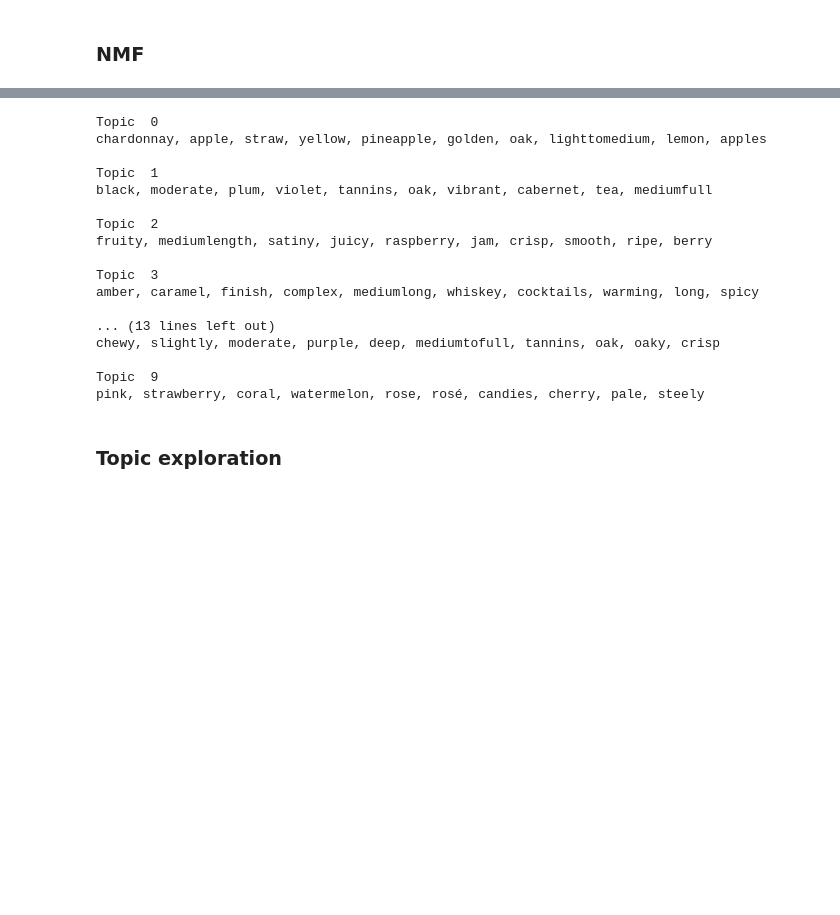
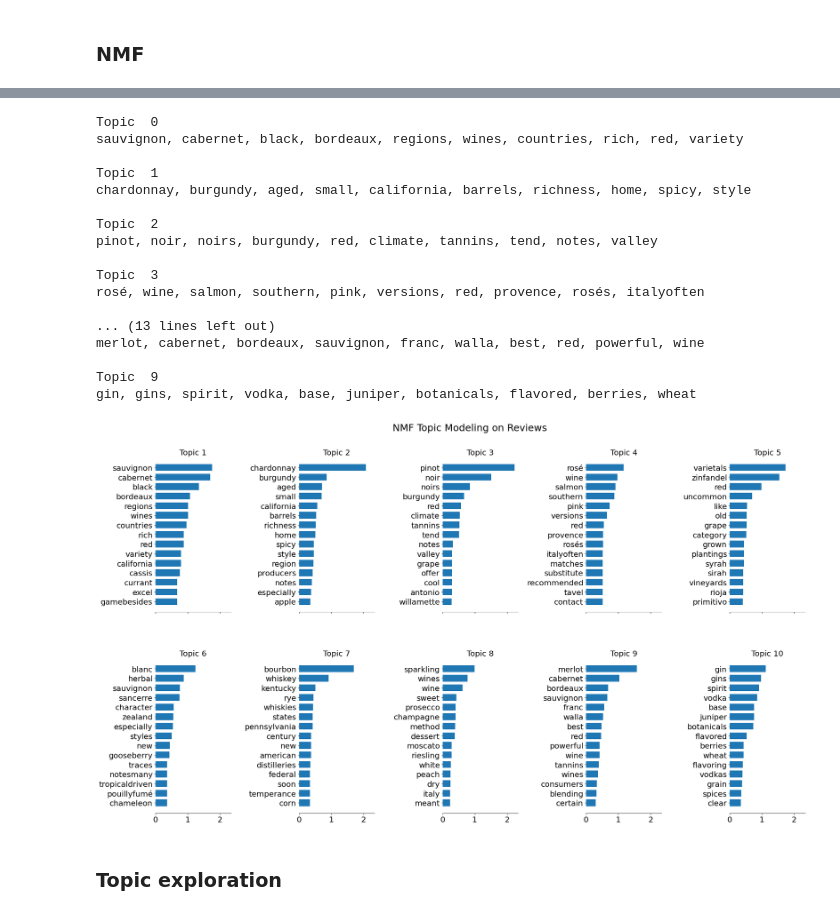
Before and after one commit to luongtruong77/nlp-drinks-cocktails-recommender, a Jupyter notebook: notebooks/topic-modeling.ipynb, the cells around one changed output, grey strips where cells are left out. Saved outputs shown, nothing was run; the diff lists cells and outputs as text; code cells hidden in the pictures; blank space fills up the shorter version.

```diff
--- a/notebooks/topic-modeling.ipynb
+++ b/notebooks/topic-modeling.ipynb
@@ -175,23 +166,27 @@ reviews_word_df.head(10)
 # %%
-display_topics(nmf, vocabs, 10)
+display_topics(nmf_review, reviews_vocabs, 10)
 # %% [output]
 Topic  0
-chardonnay, apple, straw, yellow, pineapple, golden, oak, lighttomedium, lemon, apples
+sauvignon, cabernet, black, bordeaux, regions, wines, countries, rich, red, variety
 
 Topic  1
-black, moderate, plum, violet, tannins, oak, vibrant, cabernet, tea, mediumfull
+chardonnay, burgundy, aged, small, california, barrels, richness, home, spicy, style
 
 Topic  2
-fruity, mediumlength, satiny, juicy, raspberry, jam, crisp, smooth, ripe, berry
+pinot, noir, noirs, burgundy, red, climate, tannins, tend, notes, valley
 
 Topic  3
-amber, caramel, finish, complex, mediumlong, whiskey, cocktails, warming, long, spicy
+rosé, wine, salmon, southern, pink, versions, red, provence, rosés, italyoften
 
 ... (13 lines left out)
-chewy, slightly, moderate, purple, deep, mediumtofull, tannins, oak, oaky, crisp
+merlot, cabernet, bordeaux, sauvignon, franc, walla, best, red, powerful, wine
 
 Topic  9
-pink, strawberry, coral, watermelon, rose, rosé, candies, cherry, pale, steely
+gin, gins, spirit, vodka, base, juniper, botanicals, flavored, berries, wheat
+# %%
+plot_top_words(nmf_review, reviews_vocabs, 15, "NMF Topic Modeling on Reviews")
+# %% [output]
+[figure, added]
 # %% [markdown]
 ### Topic exploration
 # %% [markdown]
```
Also changed, not shown: parts of 57 cells of this notebook, 2 other files.
